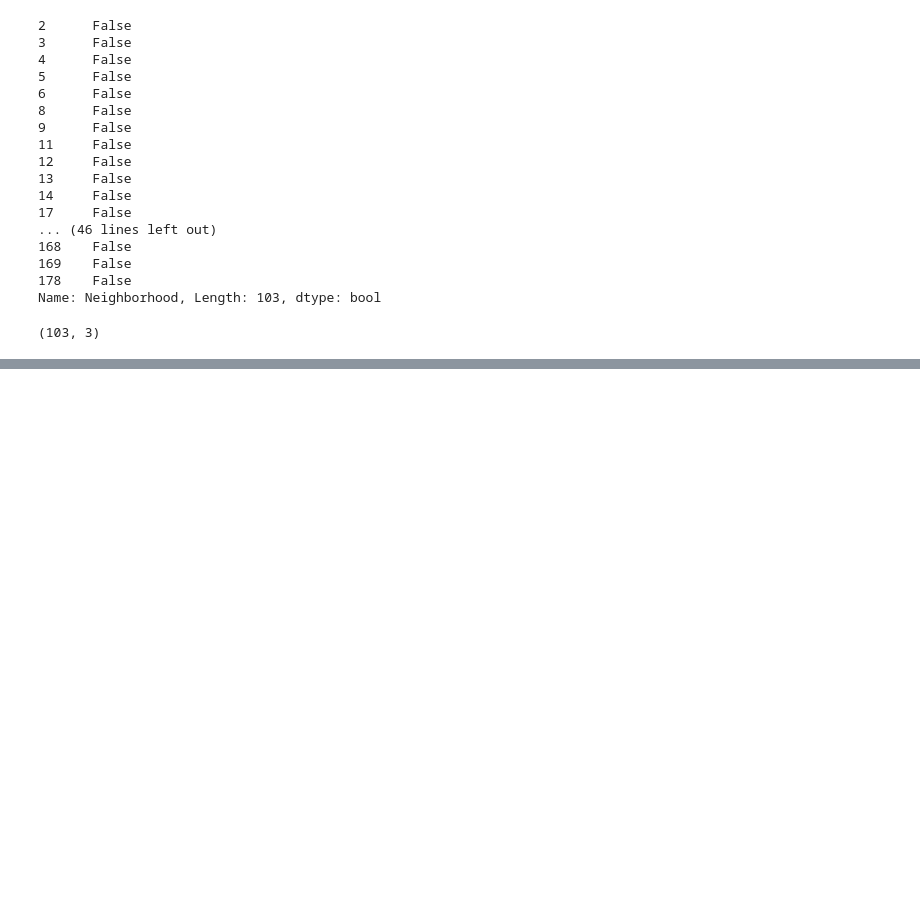
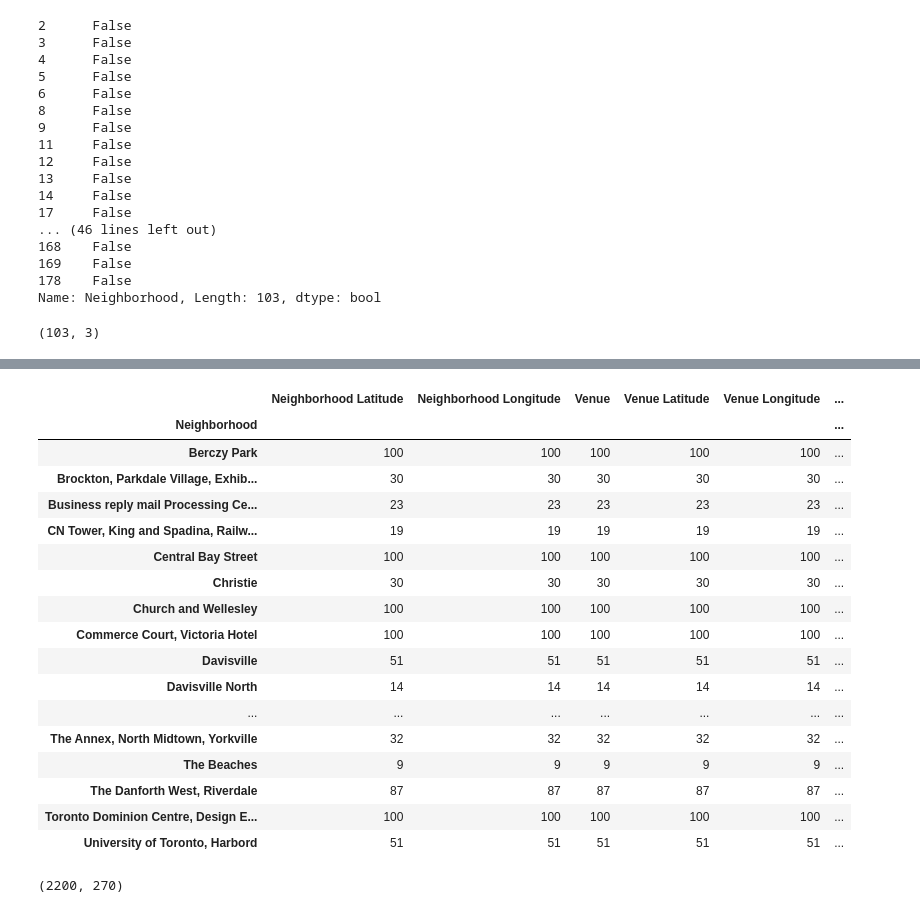
Before and after one commit to 5vasavi/Coursera_Capstone, a Jupyter notebook: week 3 - Segmentation Clustering Toronto.ipynb, the cells around one changed output, grey strips where cells are left out. Saved outputs shown, nothing was run; the diff lists cells and outputs as text; code cells hidden in the pictures; blank space fills up the shorter version.

```diff
--- a/week 3 - Segmentation Clustering Toronto.ipynb
+++ b/week 3 - Segmentation Clustering Toronto.ipynb
@@ -156,0 +237,5 @@ df.shape
+# %%
+# segmenting and clustering the neighborhoods in Toronto
+# Slice the dataframe and create a new dataframe of  Toronto data
+toronto_data = combined_df[combined_df['Borough'].str.contains("Toronto")].reset_index(drop=True)
+toronto_data.head()
@@ -156,0 +249,18 @@ df.shape
+# %%
+# create map of Toronto using latitude and longitude values
+map_toronto = folium.Map(location=[latitude, longitude], zoom_start=11)
+
+# add markers to map
+for lat, lng, label in zip(toronto_data['Latitude'], toronto_data['Longitude'], toronto_data['Neighborhood']):
+    label = folium.Popup(label, parse_html=True)
+    folium.CircleMarker(
+        [lat, lng],
+        radius=5,
+        popup=label,
+        color='blue',
+        fill=True,
+        fill_color='#3186cc',
+        fill_opacity=0.7,
+        parse_html=False).add_to(map_toronto)
+
+map_toronto
@@ -156,0 +269,9 @@ df.shape
+# %%
+#define foursquare Credentials and Version
+CLIENT_ID = 'TET0RDKKWA10DBJDOVOMW3FZPJOZYVP5V1JQGBCYNTODQVLF' # your Foursquare ID
+CLIENT_SECRET = 'HOJTP2R5S3RJL3KERZZBI1AF45LXJTU2QKQ0DUTS2LIBFQ4U' # your Foursquare Secret
+VERSION = '20180605' # Foursquare API version
+
+print('Your credentails:')
+print('CLIENT_ID: ' + CLIENT_ID)
+print('CLIENT_SECRET:' + CLIENT_SECRET)
@@ -156,0 +331,6 @@ df.shape
+# %%
+#run getnearbyvenues function on each neighborhood and create a new dataframe toronto_venues
+toronto_venues = getNearbyVenues(names=toronto_data['Neighborhood'],
+                                   latitudes=toronto_data['Latitude'],
+                                   longitudes=toronto_data['Longitude']
+                                  )
@@ -156,0 +367,29 @@ df.shape
+# %%
+toronto_venues.groupby('Neighborhood').count()
+# %% [output]
+|  | Neighborhood Latitude | Neighborhood Longitude | Venue | Venue Latitude | Venue Longitude | ... |
+| Neighborhood |  |  |  |  |  | ... |
+| Berczy Park | 100 | 100 | 100 | 100 | 100 | ... |
+| Brockton, Parkdale Village, Exhib... | 30 | 30 | 30 | 30 | 30 | ... |
+| Business reply mail Processing Ce... | 23 | 23 | 23 | 23 | 23 | ... |
+| CN Tower, King and Spadina, Railw... | 19 | 19 | 19 | 19 | 19 | ... |
+| Central Bay Street | 100 | 100 | 100 | 100 | 100 | ... |
+| Christie | 30 | 30 | 30 | 30 | 30 | ... |
+| Church and Wellesley | 100 | 100 | 100 | 100 | 100 | ... |
+| Commerce Court, Victoria Hotel | 100 | 100 | 100 | 100 | 100 | ... |
+| Davisville | 51 | 51 | 51 | 51 | 51 | ... |
+| Davisville North | 14 | 14 | 14 | 14 | 14 | ... |
+| ... | ... | ... | ... | ... | ... | ... |
+| The Annex, North Midtown, Yorkville | 32 | 32 | 32 | 32 | 32 | ... |
+| The Beaches | 9 | 9 | 9 | 9 | 9 | ... |
+| The Danforth West, Riverdale | 87 | 87 | 87 | 87 | 87 | ... |
+| Toronto Dominion Centre, Design E... | 100 | 100 | 100 | 100 | 100 | ... |
+| University of Toronto, Harbord | 51 | 51 | 51 | 51 | 51 | ... |
+# %%
+# one hot encoding
+toronto_onehot = pd.get_dummies(toronto_venues[['Venue Category']], prefix="", prefix_sep="")
+toronto_onehot.drop(['Neighborhood'],axis=1,inplace=True)
+toronto_onehot.insert(loc=0, column='Neighborhood', value=toronto_venues['Neighborhood'] )
+toronto_onehot.shape
+# %% [output]
+(2200, 270)
```
Also changed, not shown: parts of 29 cells of this notebook.
